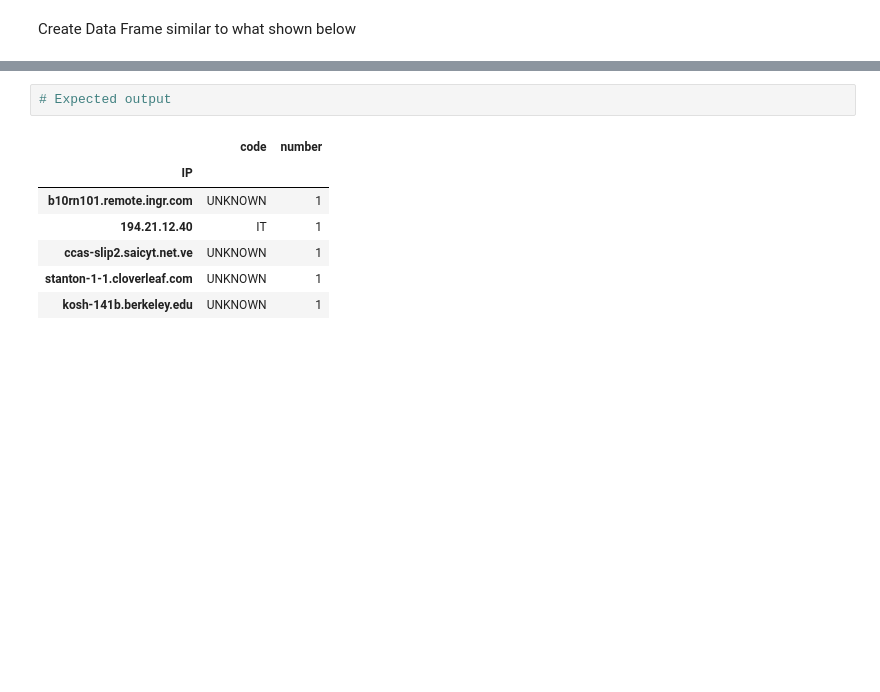
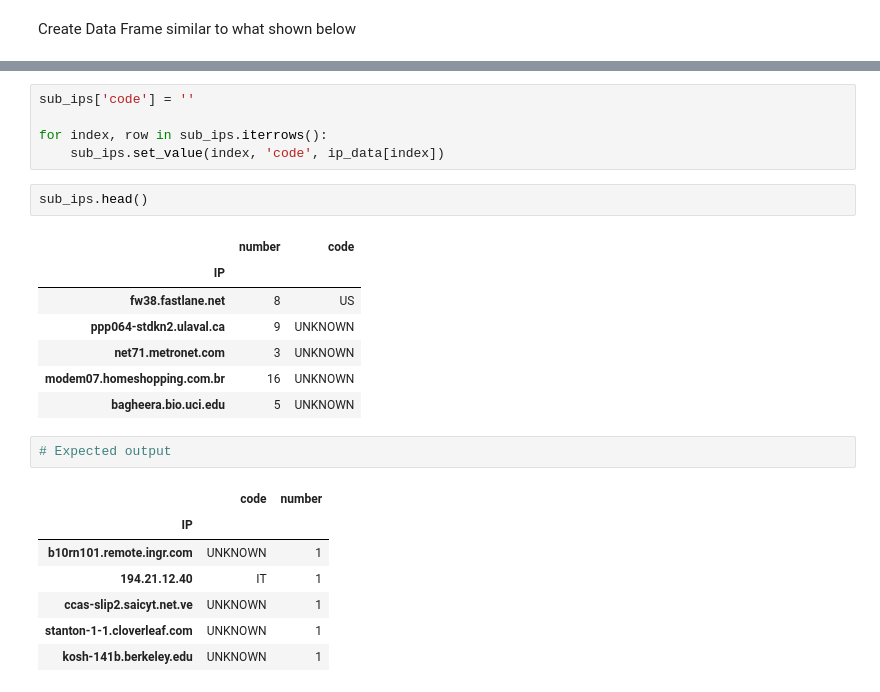
Before and after one commit to tow02/iccs413, a Jupyter notebook: assignments/a1/Assn1 - Web Server Log Analysis.ipynb, the cells around one changed output, grey strips where cells are left out. Saved outputs shown, nothing was run; the diff lists cells and outputs as text; blank space fills up the shorter version.

```diff
--- a/assignments/a1/Assn1 - Web Server Log Analysis.ipynb
+++ b/assignments/a1/Assn1 - Web Server Log Analysis.ipynb
@@ -647,3 +668,18 @@ Create Data Frame similar to what shown below
+# %%
+sub_ips['code'] = ''
+
+for index, row in sub_ips.iterrows():
+    sub_ips.set_value(index, 'code', ip_data[index])
+# %%
+sub_ips.head()
+# %% [output]
+|  | number | code |
+| IP |  |  |
+| fw38.fastlane.net | 8 | US |
+| ppp064-stdkn2.ulaval.ca | 9 | UNKNOWN |
+| net71.metronet.com | 3 | UNKNOWN |
+| modem07.homeshopping.com.br | 16 | UNKNOWN |
+| bagheera.bio.uci.edu | 5 | UNKNOWN |
 # %%
 # Expected output
 # %% [output]
```
Also changed, not shown: parts of 8 cells of this notebook, 1 other file.
